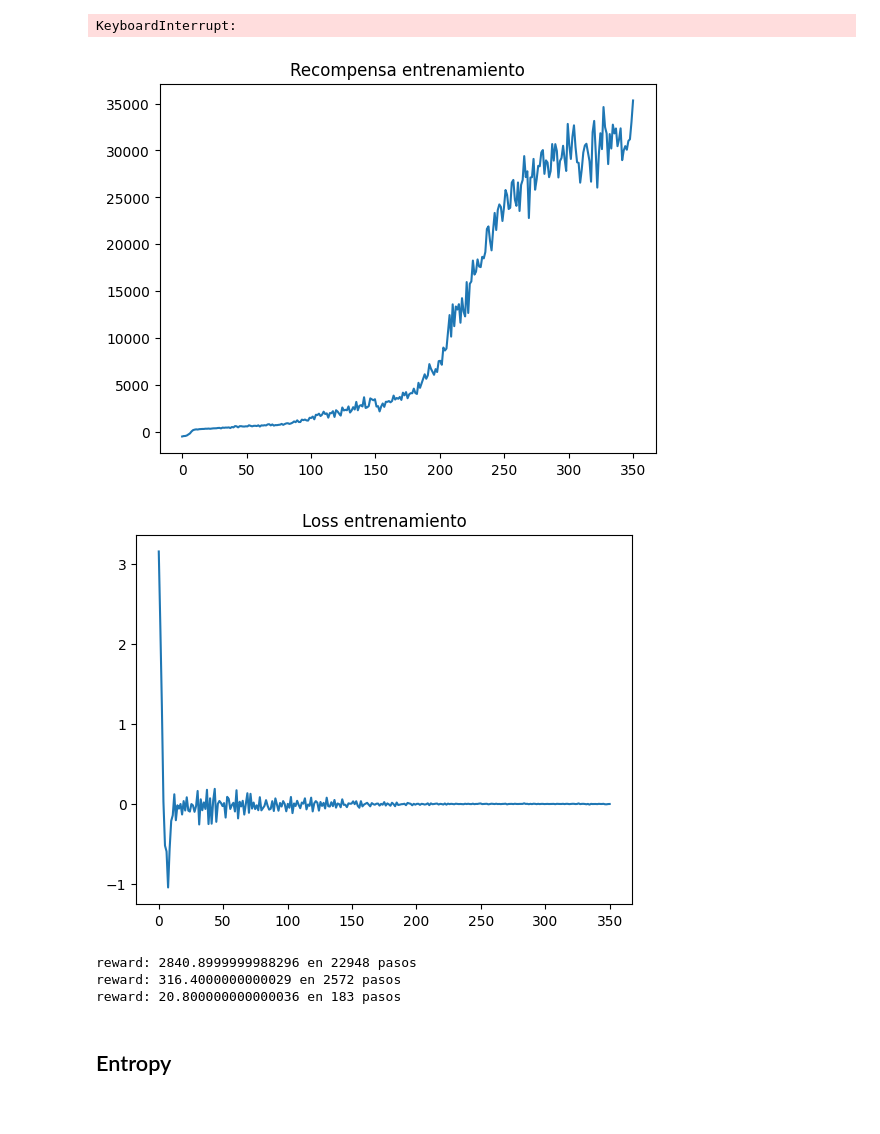
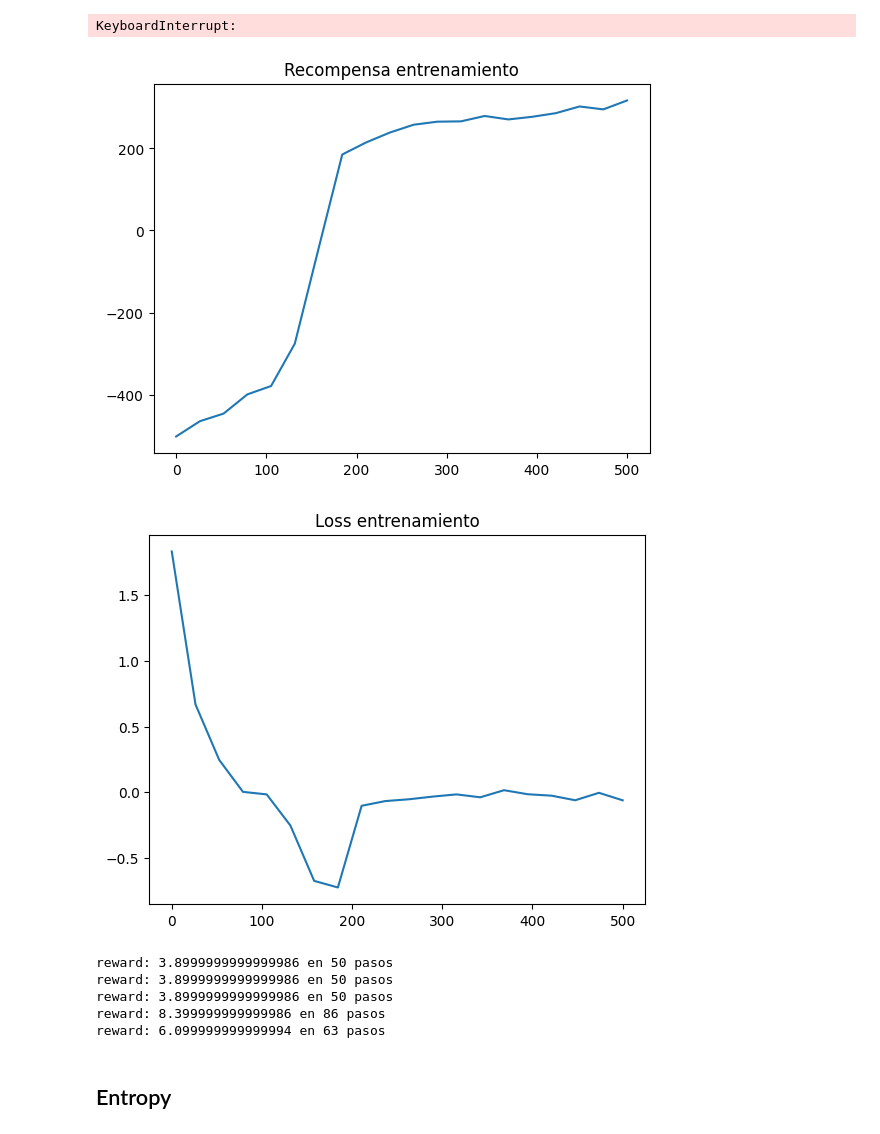
Before and after one commit to ArcaloJade/TPF-RL-LopezVilaclara-Costantini-Lewit, a Jupyter notebook: proyecto.ipynb, the cells around one changed output. Cells and saved outputs as stored; diff of their text form; code cells hidden in the pictures.

```diff
--- a/proyecto.ipynb
+++ b/proyecto.ipynb
@@ -179,26 +179,28 @@ Guardando modelos...
 Epoch 355/500 -- reward: 60441.60
 KeyboardInterrupt:
 # %%
-modelo_entrenado = "PPO_Clip_GAE v1"
+modelo_entrenado = "PPO_Model_GAE_1"
 env = gymnasium.make("FlappyBird-v0", use_lidar=False)
 PPO = PPO_Clip_GAE(hiperparams )
 plot_metrics(modelo_entrenado, hiperparams)
 
 policy_net = PolicyNet(12, 2)
 
 policy_net.load_state_dict(torch.load(f"trained_net/{modelo_entrenado}/flappy_actor.pth"))
 policy_net.eval()
 
 PPO.policy_net = policy_net
 
-PPO.evaluate(env, 3)
+PPO.evaluate(env, 5)
 env.close()
 # %% [output]
-[figure, old version]
+[figure, new version]
-[figure, old version]
+[figure, new version]
-reward: 2840.8999999988296 en 22948 pasos
-reward: 316.4000000000029 en 2572 pasos
-reward: 20.800000000000036 en 183 pasos
+reward: 3.8999999999999986 en 50 pasos
+reward: 3.8999999999999986 en 50 pasos
+reward: 3.8999999999999986 en 50 pasos
+reward: 8.399999999999986 en 86 pasos
+reward: 6.099999999999994 en 63 pasos
 # %% [markdown]
 ## Entropy
 # %%
```
Also changed, not shown: parts of 3 cells of this notebook, 1 other file.
